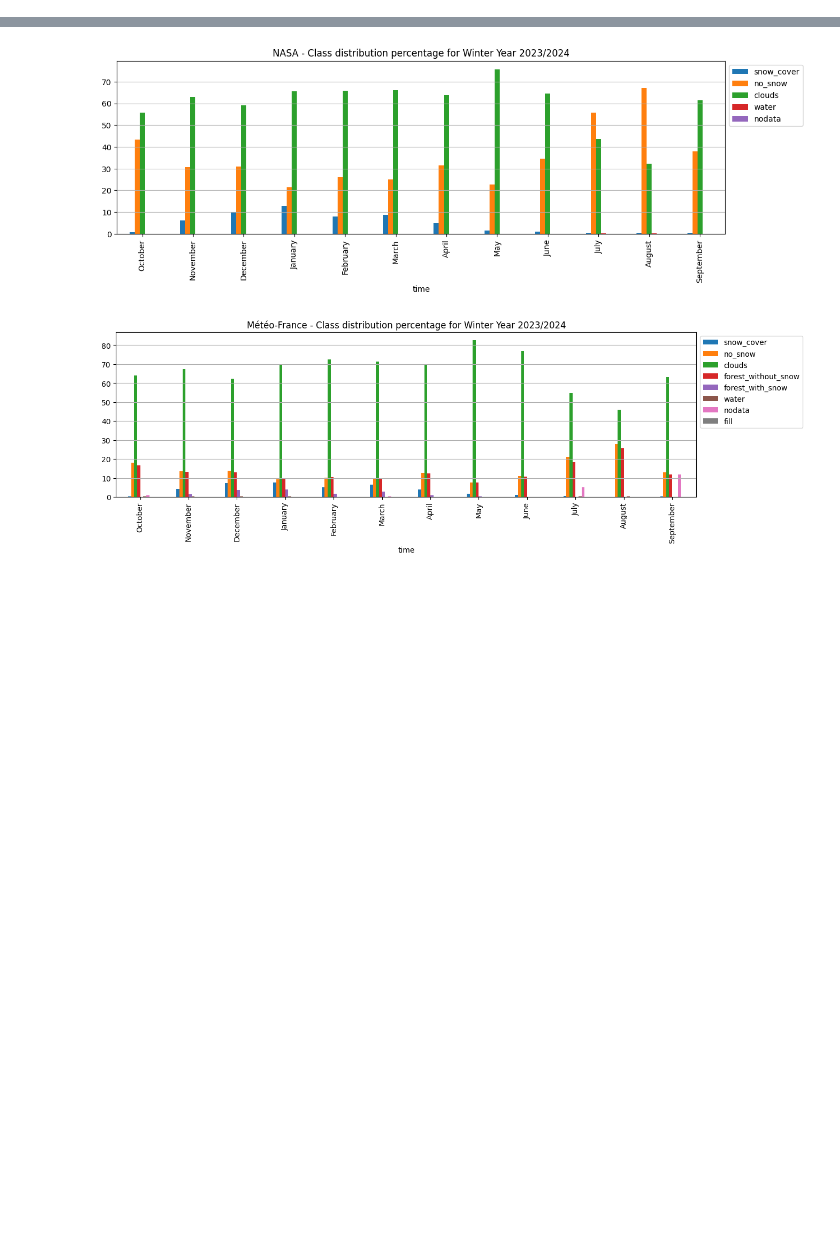
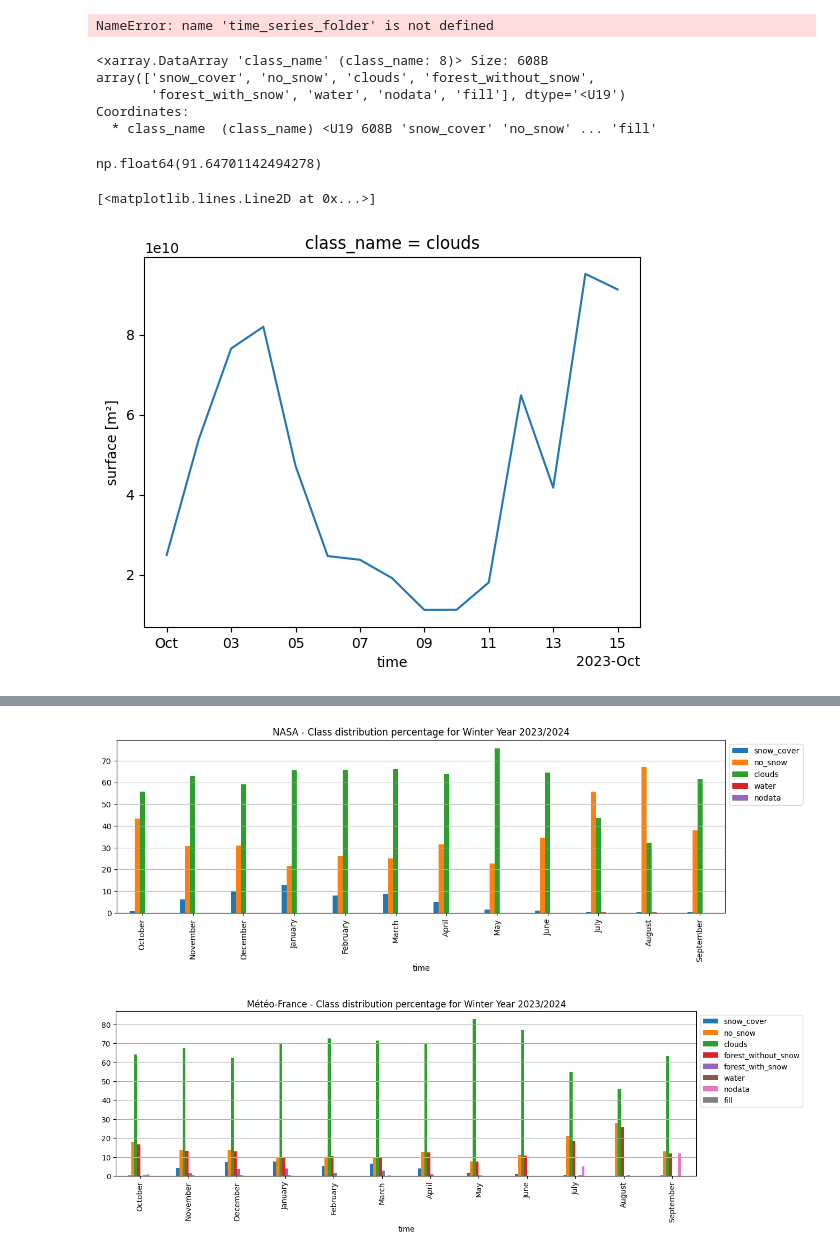
Before and after one commit to nicolaimpe/viirsnow, a Jupyter notebook: notebooks/products_completeness.ipynb, the cells around one changed output, grey strips where cells are left out. Saved outputs shown, nothing was run; the diff lists cells and outputs as text; code cells hidden in the pictures; blank space fills up the shorter version.

Commit message:
refacto product completeness in more efficient way. Reorganize analyses code. Fix mask and scale during time series production

```diff
--- a/notebooks/viirs_snow_products_comparison.ipynb
+++ b/notebooks/products_completeness.ipynb
@@ -3,12 +3,35 @@ import xarray as xr
 from pathlib import Path
 from winter_year import WinterYear
 winter_year=WinterYear(2023,2024)
-time_series_folder = "/home/imperatoren/work/VIIRS_S2_comparison/viirsnow/output_folder/cms_workshop/"
-nasa_stats_name = f'WY_{winter_year.from_year}_{winter_year.to_year}_SuomiNPP_nasa_class_distribution.nc'
-meteofrance_stats_name = f'WY_{winter_year.from_year}_{winter_year.to_year}_SuomiNPP_meteofrance_class_distribution.nc'
+analyses_folder = "/home/imperatoren/work/VIIRS_S2_comparison/viirsnow/output_folder/version_3/analyses/completeness"
+nasa_stats_name = f'WY_{winter_year.from_year}_{winter_year.to_year}_SNPP_nasa_l3_class_distribution.nc'
+meteofrance_stats_name = f'WY_{winter_year.from_year}_{winter_year.to_year}_SNPP_meteofrance_class_distribution.nc'
 
 meteofrance_stats_path= Path(f"{time_series_folder}").joinpath(meteofrance_stats_name)
 nasa_stats_path= Path(f"{time_series_folder}").joinpath(nasa_stats_name)
 
 meteofrance_ds = xr.open_dataset(meteofrance_stats_path)
 nasa_ds = xr.open_dataset(nasa_stats_path)
+# %% [output]
+NameError: name 'time_series_folder' is not defined
+# %%
+xr.open_dataset(f"{analyses_folder}/{name}").coords['class_name']
+# %% [output]
+<xarray.DataArray 'class_name' (class_name: 8)> Size: 608B
+array(['snow_cover', 'no_snow', 'clouds', 'forest_without_snow',
+       'forest_with_snow', 'water', 'nodata', 'fill'], dtype='<U19')
+Coordinates:
+  * class_name  (class_name) <U19 608B 'snow_cover' 'no_snow' ... 'fill'
+# %%
+import numpy as np
+np.nansum(xr.open_dataset(f"{analyses_folder}/{name}").isel(time=1).data_vars['percentage'].values)
+# %% [output]
+np.float64(91.64701142494278)
+# %%
+analyses_folder = "/home/imperatoren/work/VIIRS_S2_comparison/viirsnow/output_folder/version_3/analyses/completeness"
+name = 'completeness_WY_2023_2024_SNPP_meteofrance_l3_res_375m'
+
+xr.open_dataset(f"{analyses_folder}/{name}").data_vars['surface'].sel(class_name='clouds').plot()
+# %% [output]
+[<matplotlib.lines.Line2D at 0x...>]
+[figure, added]
```
Also changed, not shown: parts of 3 cells of this notebook, 8 other files.
